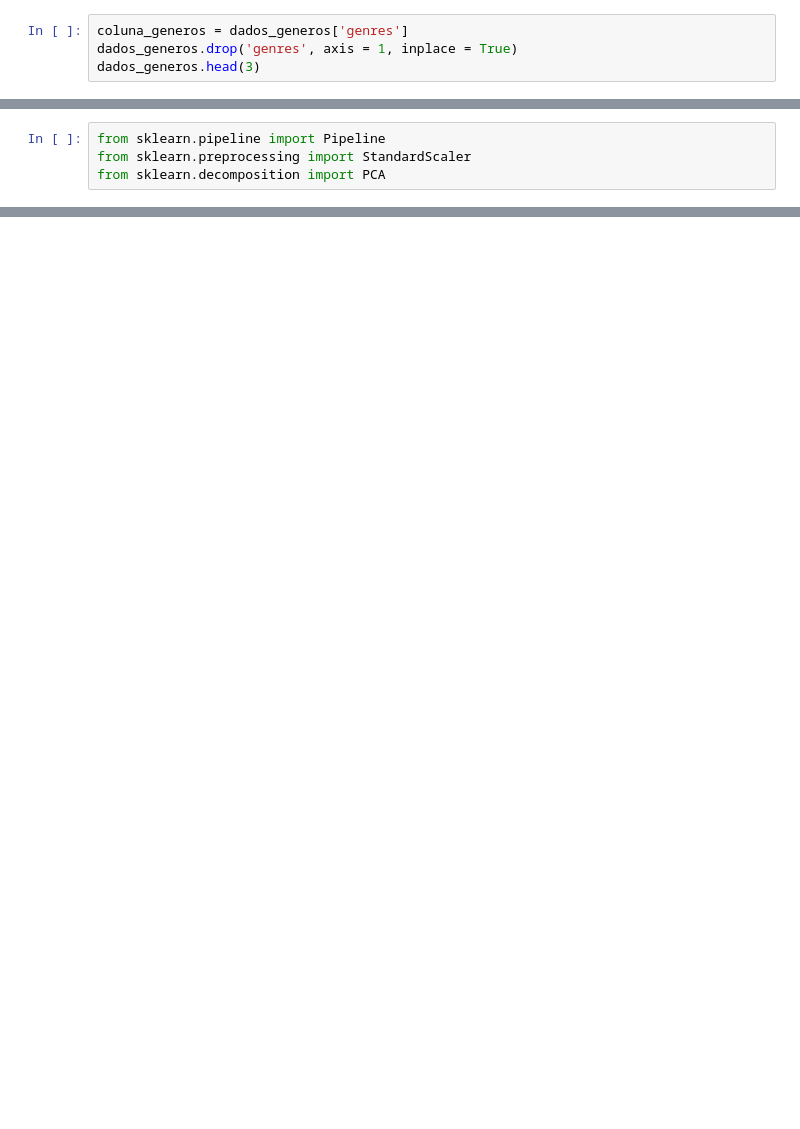
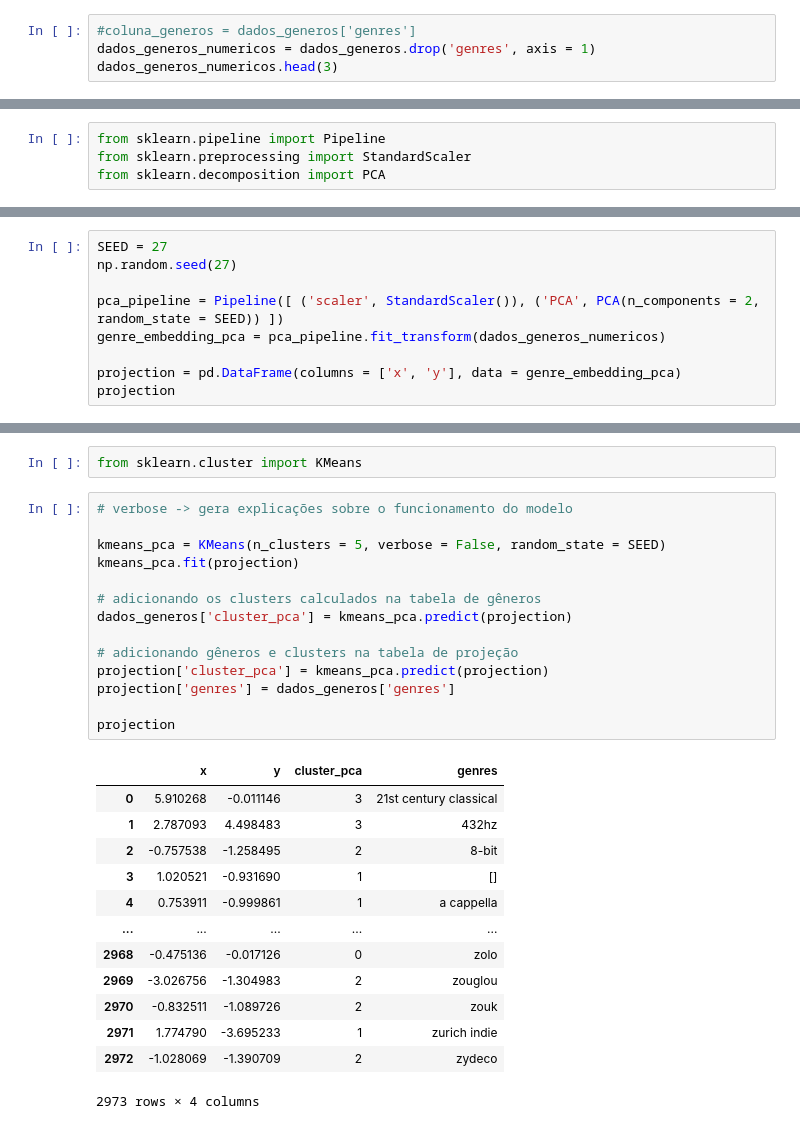
Before and after one commit to Tathy/Recomendador_de_musicas, a Jupyter notebook: Clustering_aplicado_recomendando_músicas_com_K_Means.ipynb, the cells around one changed output, grey strips where cells are left out. Cells and saved outputs as stored; diff of their text form; blank space fills up the shorter version.

Commit message:
Clusterizacao por generos musicais

```diff
--- a/Clustering_aplicado_recomendando_músicas_com_K_Means.ipynb
+++ b/Clustering_aplicado_recomendando_músicas_com_K_Means.ipynb
@@ -360,7 +401,7 @@ len(dados_generos['genres'].unique())
 # %%
-coluna_generos = dados_generos['genres']
-dados_generos.drop('genres', axis = 1, inplace = True)
-dados_generos.head(3)
+#coluna_generos = dados_generos['genres']
+dados_generos_numericos = dados_generos.drop('genres', axis = 1)
+dados_generos_numericos.head(3)
 # %% [output]
 |  | acousticness | danceability | duration_ms | energy | instrumentalness | liveness | loudness | speechiness | ... |
 | 0 | 0.979333 | 0.162883 | 1.602977e+05 | 0.071317 | 0.606834 | 0.3616 | -31.514333 | 0.040567 | ... |
@@ -376,0 +427,9 @@ from sklearn.decomposition import PCA
+# %%
+SEED = 27
+np.random.seed(27)
+
+pca_pipeline = Pipeline([ ('scaler', StandardScaler()), ('PCA', PCA(n_components = 2, random_state = SEED)) ])
+genre_embedding_pca = pca_pipeline.fit_transform(dados_generos_numericos)
+
+projection = pd.DataFrame(columns = ['x', 'y'], data = genre_embedding_pca)
+projection
@@ -376,0 +471,30 @@ from sklearn.decomposition import PCA
+# %%
+from sklearn.cluster import KMeans
+# %%
+# verbose -> gera explicações sobre o funcionamento do modelo
+
+kmeans_pca = KMeans(n_clusters = 5, verbose = False, random_state = SEED)
+kmeans_pca.fit(projection)
+
+# adicionando os clusters calculados na tabela de gêneros
+dados_generos['cluster_pca'] = kmeans_pca.predict(projection)
+
+# adicionando gêneros e clusters na tabela de projeção
+projection['cluster_pca'] = kmeans_pca.predict(projection)
+projection['genres'] = dados_generos['genres']
+
+projection
+# %% [output]
+|  | x | y | cluster_pca | genres |
+| 0 | 5.910268 | -0.011146 | 3 | 21st century classical |
+| 1 | 2.787093 | 4.498483 | 3 | 432hz |
+| 2 | -0.757538 | -1.258495 | 2 | 8-bit |
+| 3 | 1.020521 | -0.931690 | 1 | [] |
+| 4 | 0.753911 | -0.999861 | 1 | a cappella |
+| ... | ... | ... | ... | ... |
+| 2968 | -0.475136 | -0.017126 | 0 | zolo |
+| 2969 | -3.026756 | -1.304983 | 2 | zouglou |
+| 2970 | -0.832511 | -1.089726 | 2 | zouk |
+| 2971 | 1.774790 | -3.695233 | 1 | zurich indie |
+| 2972 | -1.028069 | -1.390709 | 2 | zydeco |
+2973 rows × 4 columns
```
Also changed, not shown: parts of 23 cells of this notebook, 1 other file.
